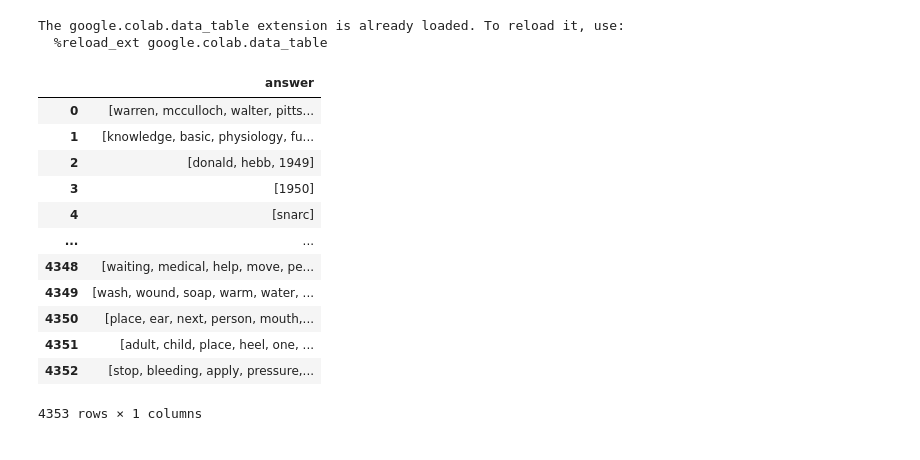
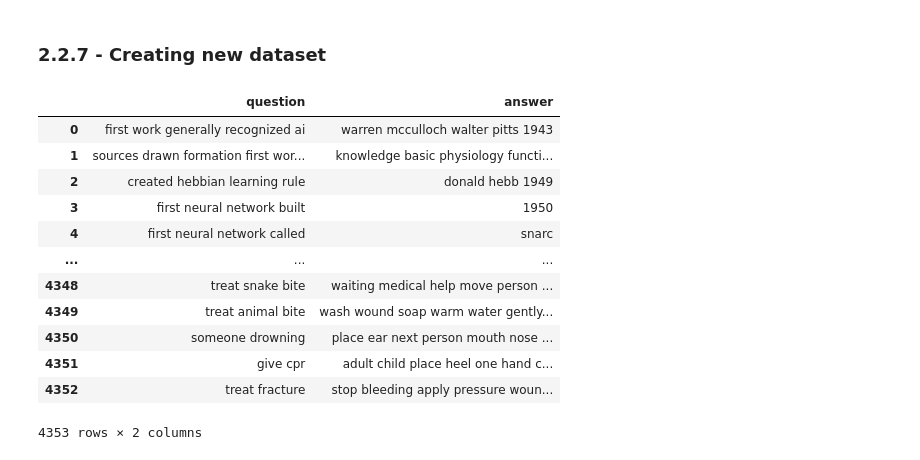
Before and after one commit to NLP-ChatBot/ChatBot, a Jupyter notebook: notebooks/notebook_colab_chatbot.ipynb, the cells around one changed output. Drawn from its saved outputs; the diff is of its cells as text; code cells hidden in the pictures.

```diff
--- a/notebooks/notebook_colab_chatbot.ipynb
+++ b/notebooks/notebook_colab_chatbot.ipynb
@@ -145,20 +189,26 @@ allWords, allWordsInRows, frequencies = plotWordCloud(answer_tokenized)
-# %%
-%load_ext google.colab.data_table
-df = pd.DataFrame(answer_tokenized)
-df
-# %% [output]
-The google.colab.data_table extension is already loaded. To reload it, use:
-  %reload_ext google.colab.data_table
-|  | answer |
-| 0 | [warren, mcculloch, walter, pitts... |
-| 1 | [knowledge, basic, physiology, fu... |
-| 2 | [donald, hebb, 1949] |
-| 3 | [1950] |
-| 4 | [snarc] |
-| ... | ... |
-| 4348 | [waiting, medical, help, move, pe... |
-| 4349 | [wash, wound, soap, warm, water, ... |
-| 4350 | [place, ear, next, person, mouth,... |
-| 4351 | [adult, child, place, heel, one, ... |
-| 4352 | [stop, bleeding, apply, pressure,... |
-4353 rows × 1 columns
+# %% [markdown]
+<h3>2.2.7 - Creating new dataset</h3>
+# %%
+data_frame_cleaned_1 = pd.concat(
+    objs=[
+        question_tokenized.apply(lambda row: ' '.join(row)),
+        answer_tokenized.apply(lambda row: ' '.join(row))
+    ],
+    axis=1
+)
+# %%
+data_frame_cleaned_1
+# %% [output]
+|  | question | answer |
+| 0 | first work generally recognized ai | warren mcculloch walter pitts 1943 |
+| 1 | sources drawn formation first wor... | knowledge basic physiology functi... |
+| 2 | created hebbian learning rule | donald hebb 1949 |
+| 3 | first neural network built | 1950 |
+| 4 | first neural network called | snarc |
+| ... | ... | ... |
+| 4348 | treat snake bite | waiting medical help move person ... |
+| 4349 | treat animal bite | wash wound soap warm water gently... |
+| 4350 | someone drowning | place ear next person mouth nose ... |
+| 4351 | give cpr | adult child place heel one hand c... |
+| 4352 | treat fracture | stop bleeding apply pressure woun... |
+4353 rows × 2 columns
```
Also changed, not shown: parts of 31 cells of this notebook.
